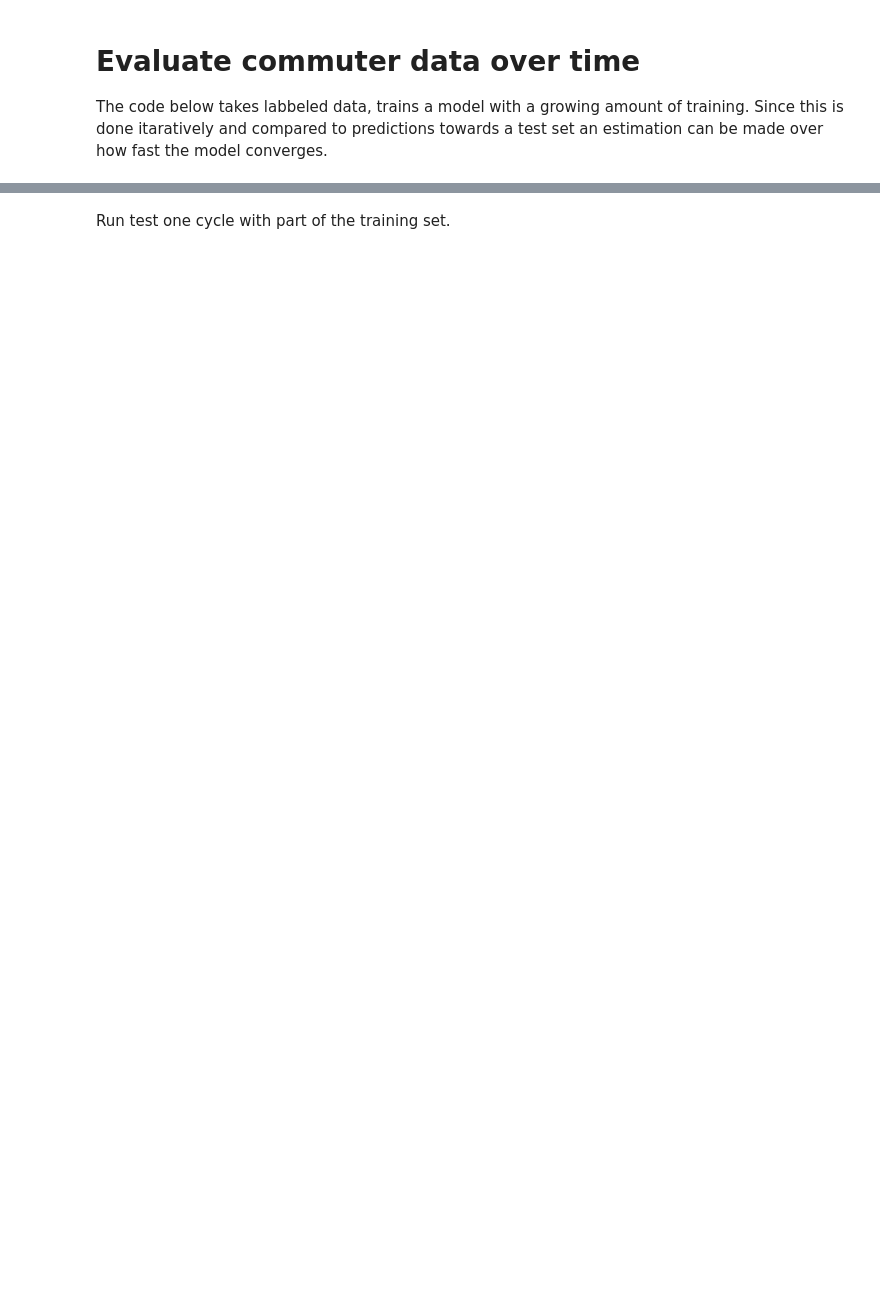
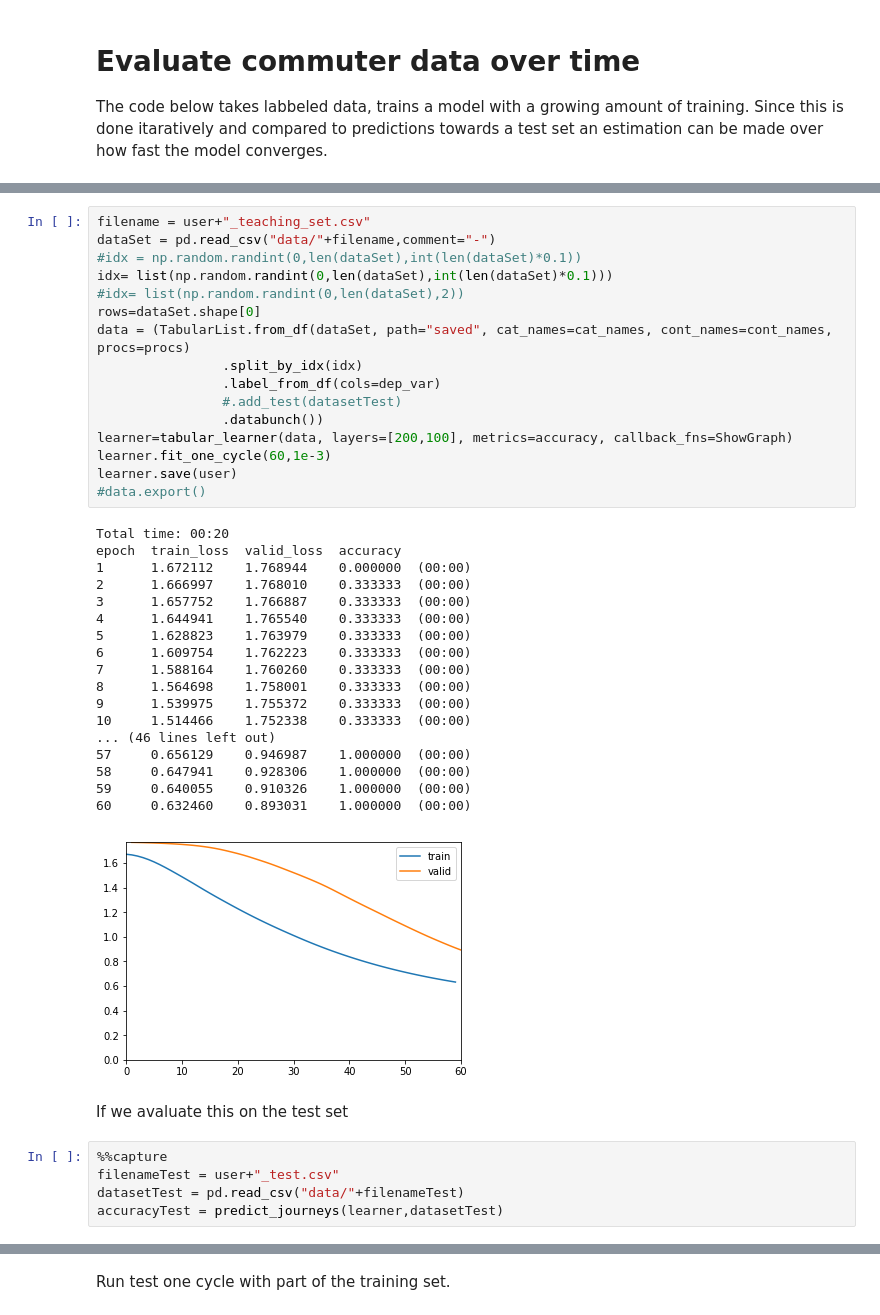
Before and after one commit to k3larra/interactiveML, a Jupyter notebook: Seminar_3/Tabtest.ipynb, the cells around one changed output, grey strips where cells are left out. Cells and saved outputs as stored; diff of their text form; blank space fills up the shorter version.

```diff
--- a/Seminar_3/Tabtest.ipynb
+++ b/Seminar_3/Tabtest.ipynb
@@ -91,0 +114,42 @@ plt.show()
+# %%
+filename = user+"_teaching_set.csv"
+dataSet = pd.read_csv("data/"+filename,comment="-")
+#idx = np.random.randint(0,len(dataSet),int(len(dataSet)*0.1))
+idx= list(np.random.randint(0,len(dataSet),int(len(dataSet)*0.1)))
+#idx= list(np.random.randint(0,len(dataSet),2))
+rows=dataSet.shape[0]
+data = (TabularList.from_df(dataSet, path="saved", cat_names=cat_names, cont_names=cont_names, procs=procs)
+                .split_by_idx(idx)
+                .label_from_df(cols=dep_var)
+                #.add_test(datasetTest)
+                .databunch())
+learner=tabular_learner(data, layers=[200,100], metrics=accuracy, callback_fns=ShowGraph)
+learner.fit_one_cycle(60,1e-3)
+learner.save(user)
+#data.export()
+# %% [output]
+Total time: 00:20
+epoch  train_loss  valid_loss  accuracy
+1      1.672112    1.768944    0.000000  (00:00)
+2      1.666997    1.768010    0.333333  (00:00)
+3      1.657752    1.766887    0.333333  (00:00)
+4      1.644941    1.765540    0.333333  (00:00)
+5      1.628823    1.763979    0.333333  (00:00)
+6      1.609754    1.762223    0.333333  (00:00)
+7      1.588164    1.760260    0.333333  (00:00)
+8      1.564698    1.758001    0.333333  (00:00)
+9      1.539975    1.755372    0.333333  (00:00)
+10     1.514466    1.752338    0.333333  (00:00)
+... (46 lines left out)
+57     0.656129    0.946987    1.000000  (00:00)
+58     0.647941    0.928306    1.000000  (00:00)
+59     0.640055    0.910326    1.000000  (00:00)
+60     0.632460    0.893031    1.000000  (00:00)
+[figure, added]
+# %% [markdown]
+If we avaluate this on the test set
+# %%
+%%capture
+filenameTest = user+"_test.csv"
+datasetTest = pd.read_csv("data/"+filenameTest)
+accuracyTest = predict_journeys(learner,datasetTest)
```
Also changed, not shown: parts of 21 cells of this notebook, 6 other files.
